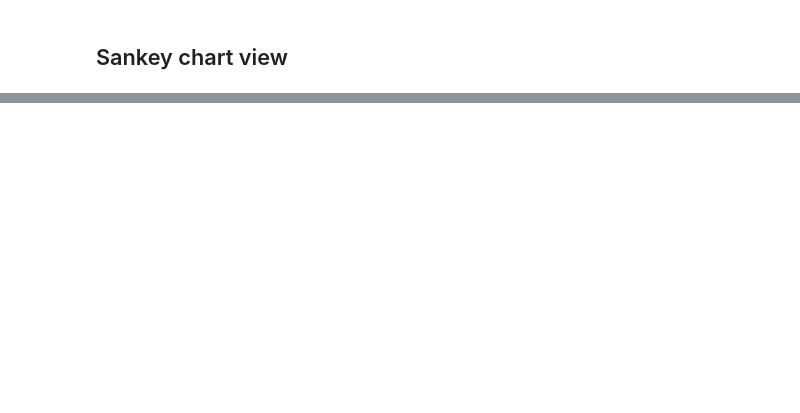
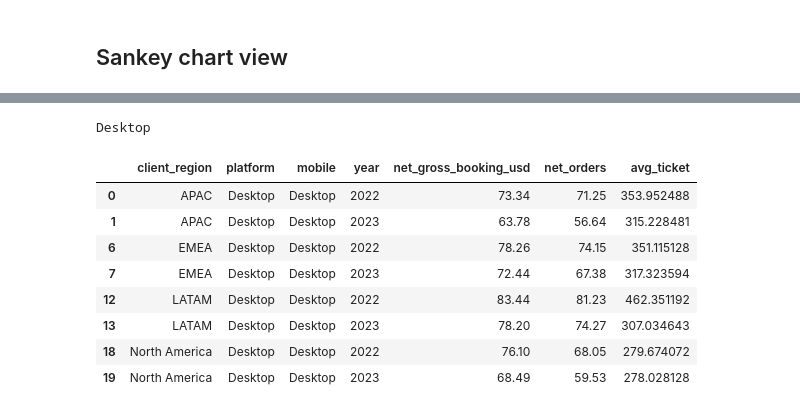
Before and after one commit to fontanads/analytics_case_202402, a Jupyter notebook: src/notebooks/mobile_analysis.ipynb, the cells around one changed output, grey strips where cells are left out. Cells and saved outputs as stored; diff of their text form; code cells hidden in the pictures; blank space fills up the shorter version.

```diff
--- a/src/notebooks/mobile_analysis.ipynb
+++ b/src/notebooks/mobile_analysis.ipynb
@@ -227,0 +475,14 @@ AttributeError: 'SankeyChartCreator' object has no attribute 'intersection_node_
+# %%
+print("Desktop")
+df_agg[df_agg["mobile"] == "Desktop"]
+# %% [output]
+Desktop
+|  | client_region | platform | mobile | year | net_gross_booking_usd | net_orders | avg_ticket |
+| 0 | APAC | Desktop | Desktop | 2022 | 73.34 | 71.25 | 353.952488 |
+| 1 | APAC | Desktop | Desktop | 2023 | 63.78 | 56.64 | 315.228481 |
+| 6 | EMEA | Desktop | Desktop | 2022 | 78.26 | 74.15 | 351.115128 |
+| 7 | EMEA | Desktop | Desktop | 2023 | 72.44 | 67.38 | 317.323594 |
+| 12 | LATAM | Desktop | Desktop | 2022 | 83.44 | 81.23 | 462.351192 |
+| 13 | LATAM | Desktop | Desktop | 2023 | 78.20 | 74.27 | 307.034643 |
+| 18 | North America | Desktop | Desktop | 2022 | 76.10 | 68.05 | 279.674072 |
+| 19 | North America | Desktop | Desktop | 2023 | 68.49 | 59.53 | 278.028128 |
```
Also changed, not shown: parts of 22 cells of this notebook, 2 other files.
